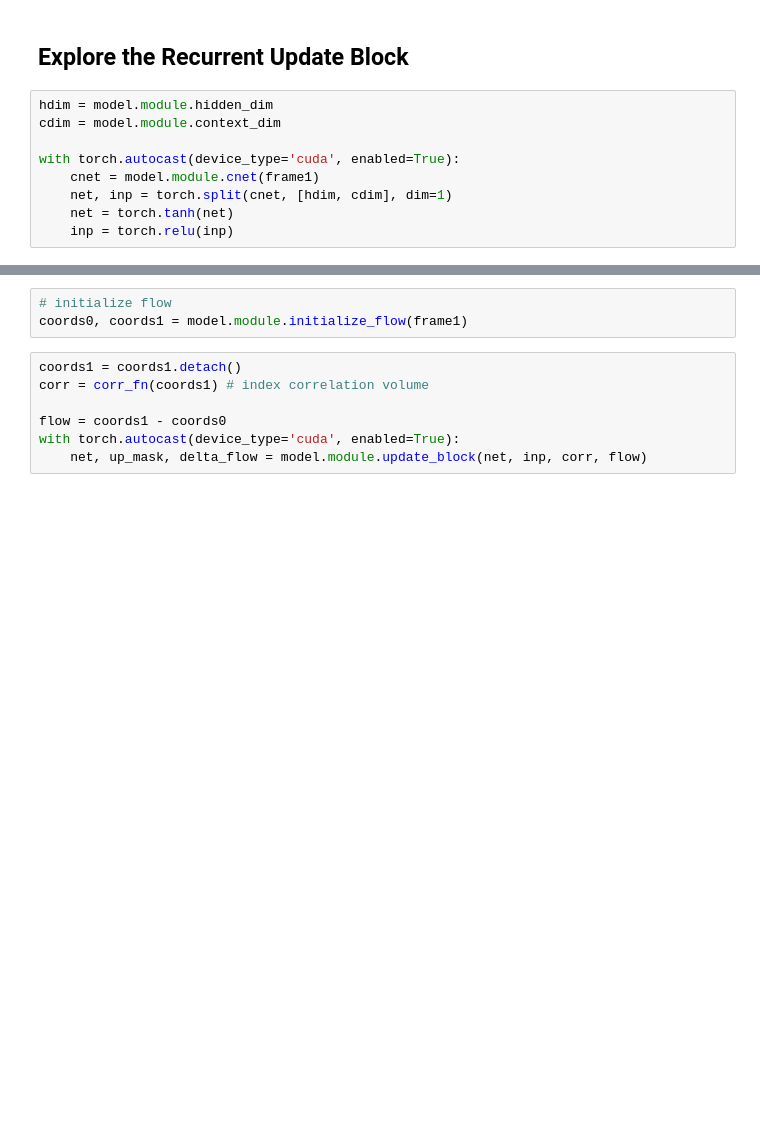
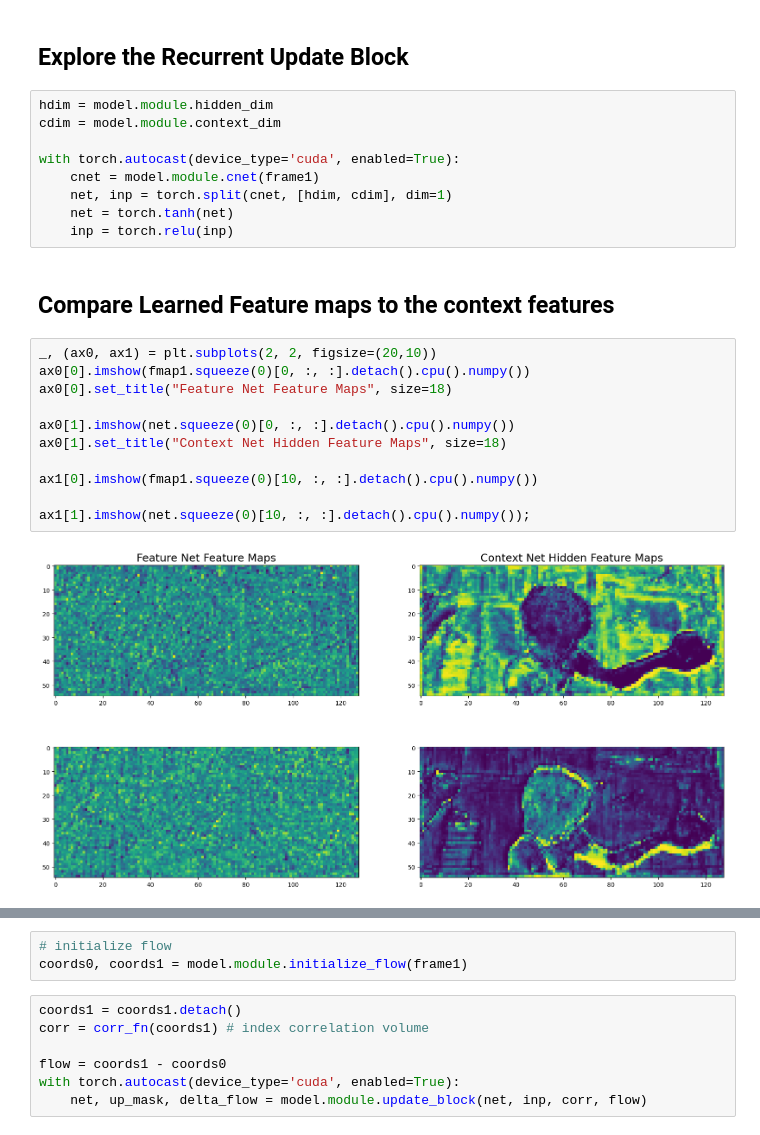
Before and after one commit to itberrios/CV_projects, a Jupyter notebook: RAFT/RAFT_deep_dive.ipynb, the cells around one changed output, grey strips where cells are left out. Saved outputs shown, nothing was run; the diff lists cells and outputs as text; blank space fills up the shorter version.

```diff
--- a/RAFT/RAFT_deep_dive.ipynb
+++ b/RAFT/RAFT_deep_dive.ipynb
@@ -475,3 +516,18 @@ with torch.autocast(device_type='cuda', enabled=True):
     net, inp = torch.split(cnet, [hdim, cdim], dim=1)
     net = torch.tanh(net)
     inp = torch.relu(inp)
+# %% [markdown]
+## Compare Learned Feature maps to the context features
+# %%
+_, (ax0, ax1) = plt.subplots(2, 2, figsize=(20,10))
+ax0[0].imshow(fmap1.squeeze(0)[0, :, :].detach().cpu().numpy())
+ax0[0].set_title("Feature Net Feature Maps", size=18)
+
+ax0[1].imshow(net.squeeze(0)[0, :, :].detach().cpu().numpy())
+ax0[1].set_title("Context Net Hidden Feature Maps", size=18)
+
+ax1[0].imshow(fmap1.squeeze(0)[10, :, :].detach().cpu().numpy())
+
+ax1[1].imshow(net.squeeze(0)[10, :, :].detach().cpu().numpy());
+# %% [output]
+[figure, added]
```
Also changed, not shown: parts of 32 cells of this notebook.
